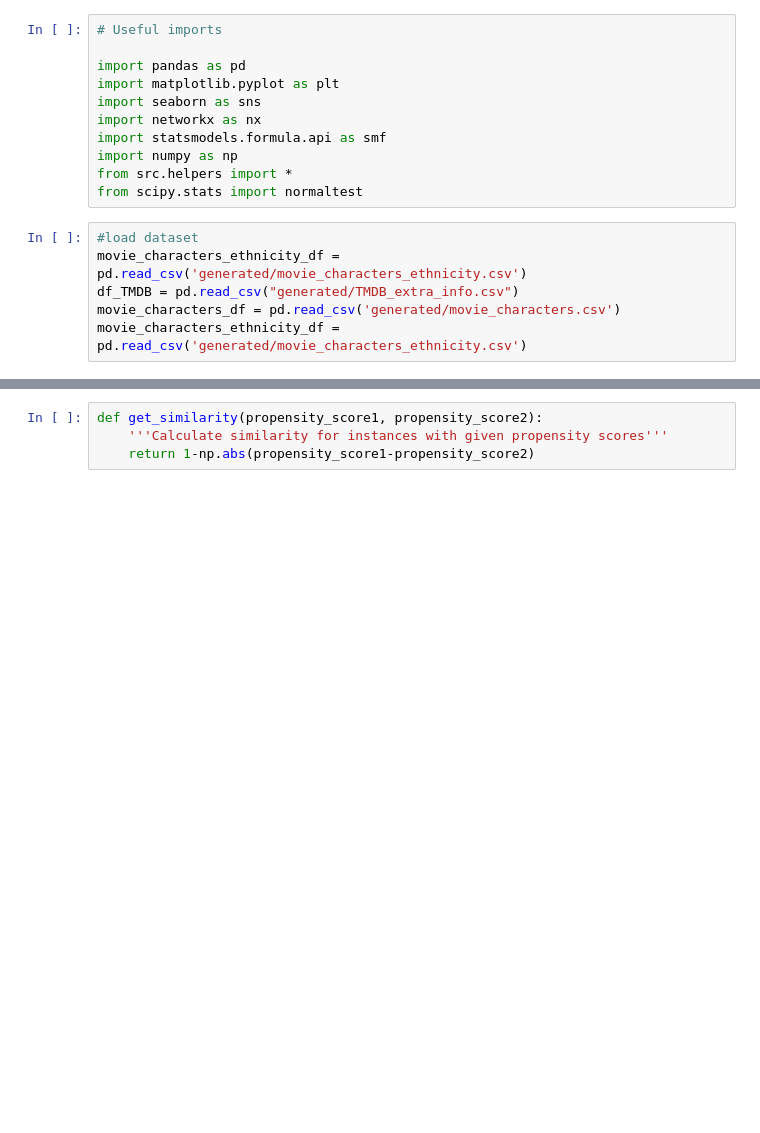
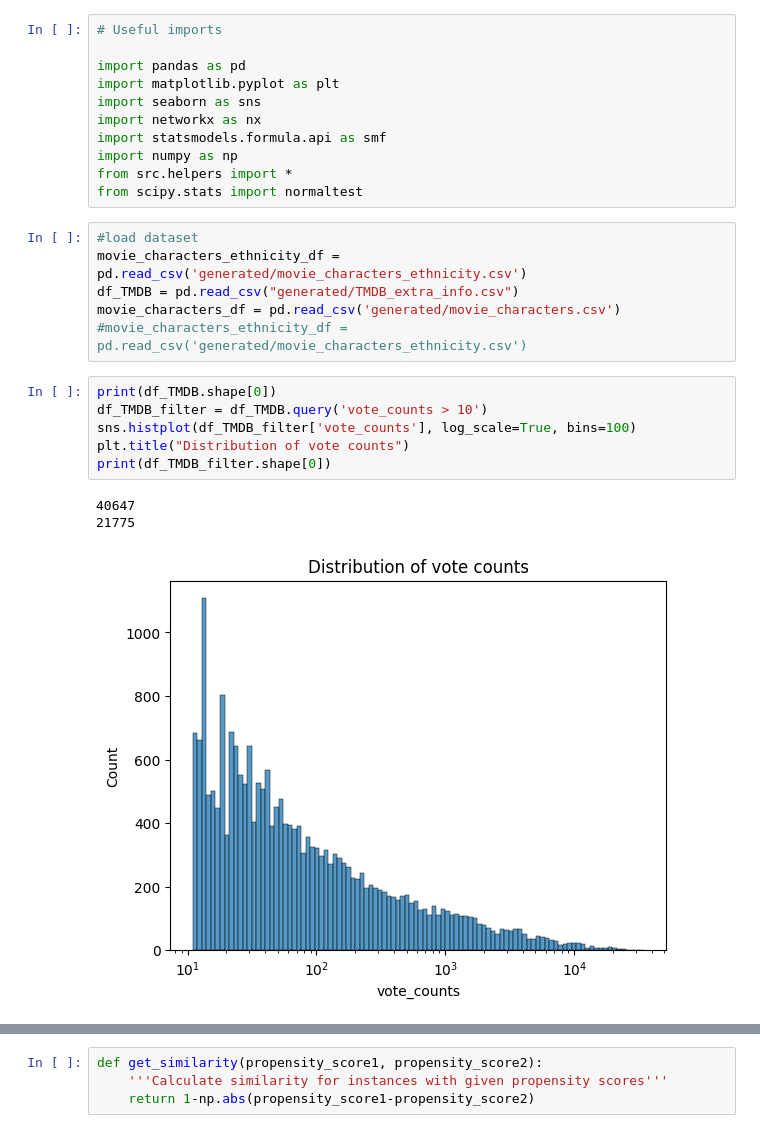
Before and after one commit to epfl-ada/ada-2023-project-analytixxperts2023, a Jupyter notebook: milestoneP3_perf.ipynb, the cells around one changed output, grey strips where cells are left out. Saved outputs shown, nothing was run; the diff lists cells and outputs as text; blank space fills up the shorter version.

```diff
--- a/milestoneP3_perf.ipynb
+++ b/milestoneP3_perf.ipynb
@@ -14,6 +14,16 @@ from scipy.stats import normaltest
 movie_characters_ethnicity_df = pd.read_csv('generated/movie_characters_ethnicity.csv')
 df_TMDB = pd.read_csv("generated/TMDB_extra_info.csv")
 movie_characters_df = pd.read_csv('generated/movie_characters.csv')
-movie_characters_ethnicity_df = pd.read_csv('generated/movie_characters_ethnicity.csv')
+#movie_characters_ethnicity_df = pd.read_csv('generated/movie_characters_ethnicity.csv')
+# %%
+print(df_TMDB.shape[0])
+df_TMDB_filter = df_TMDB.query('vote_counts > 10')
+sns.histplot(df_TMDB_filter['vote_counts'], log_scale=True, bins=100)
+plt.title("Distribution of vote counts")
+print(df_TMDB_filter.shape[0])
+# %% [output]
+40647
+21775
+[figure, added]
 # %%
 #prepare dataset
```
Also changed, not shown: parts of 69 cells of this notebook.
